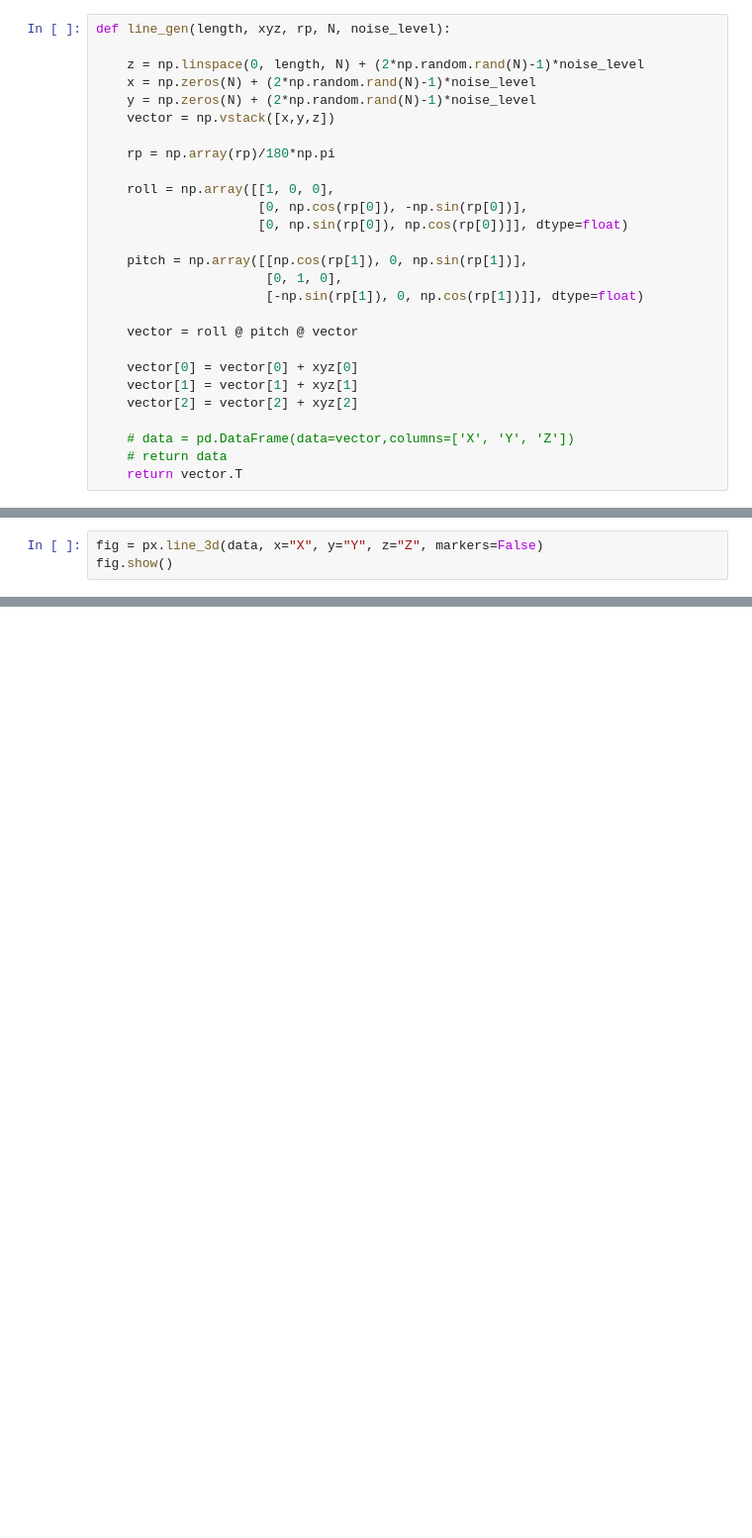
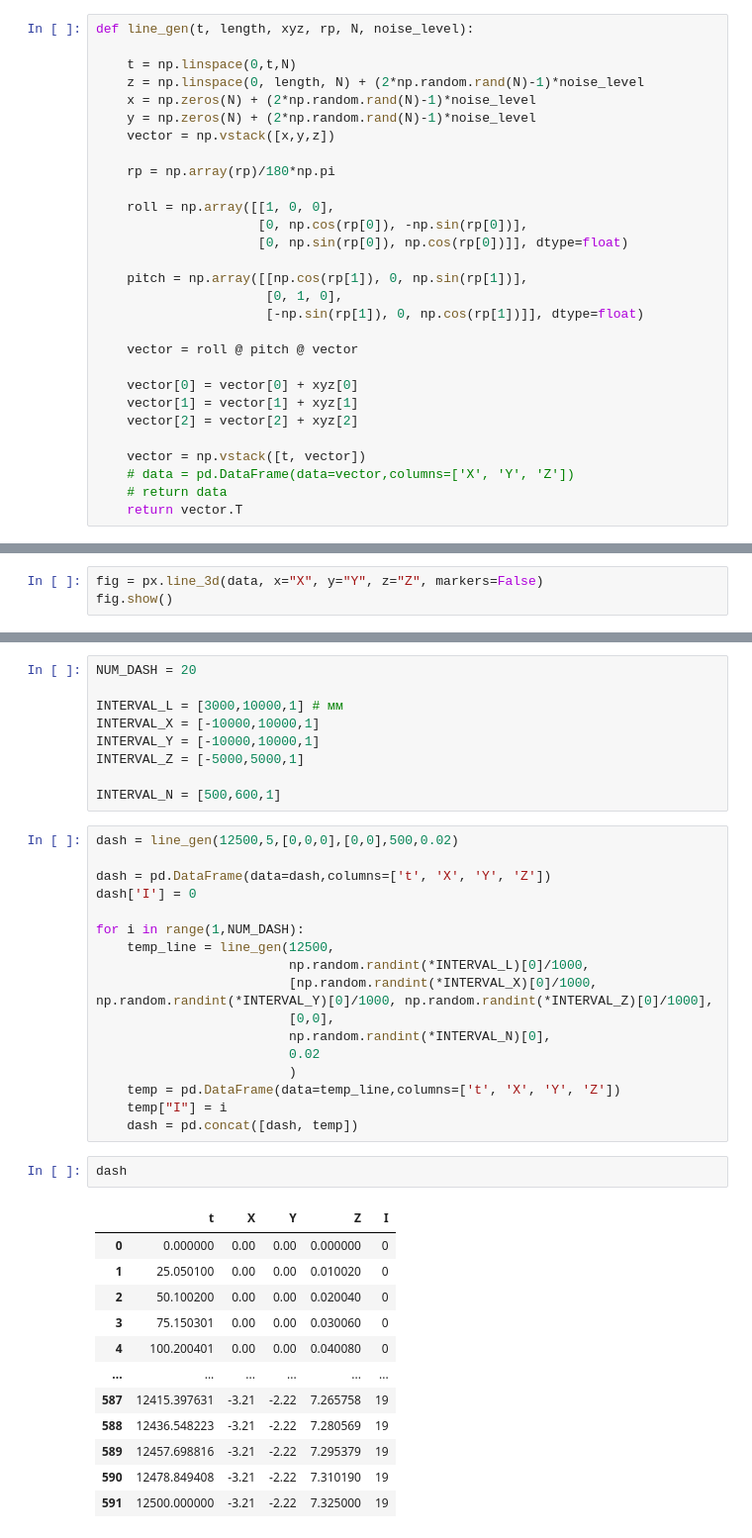
Before and after one commit to Dm1stry/nn_move_predict, a Jupyter notebook: signal_approximation/model_dataset_tests/simple_gen.ipynb, the cells around one changed output, grey strips where cells are left out. Shown at 99% size. Cells and saved outputs as stored; diff of their text form; blank space fills up the shorter version.

```diff
--- a/signal_approximation/model_dataset_tests/simple_gen.ipynb
+++ b/signal_approximation/model_dataset_tests/simple_gen.ipynb
@@ -3,8 +3,9 @@ import numpy as np
 import pandas as pd
 import plotly.express as px
 # %%
-def line_gen(length, xyz, rp, N, noise_level):
+def line_gen(t, length, xyz, rp, N, noise_level):
 
+    t = np.linspace(0,t,N)
     z = np.linspace(0, length, N) + (2*np.random.rand(N)-1)*noise_level
     x = np.zeros(N) + (2*np.random.rand(N)-1)*noise_level
     y = np.zeros(N) + (2*np.random.rand(N)-1)*noise_level
@@ -26,6 +27,7 @@ def line_gen(length, xyz, rp, N, noise_level):
     vector[1] = vector[1] + xyz[1]
     vector[2] = vector[2] + xyz[2]
 
+    vector = np.vstack([t, vector])
     # data = pd.DataFrame(data=vector,columns=['X', 'Y', 'Z'])
     # return data
     return vector.T
@@ -223,0 +287,41 @@ fig.show()
+# %%
+NUM_DASH = 20
+
+INTERVAL_L = [3000,10000,1] # мм
+INTERVAL_X = [-10000,10000,1]
+INTERVAL_Y = [-10000,10000,1]
+INTERVAL_Z = [-5000,5000,1]
+
+INTERVAL_N = [500,600,1]
+# %%
+dash = line_gen(12500,5,[0,0,0],[0,0],500,0.02)
+
+dash = pd.DataFrame(data=dash,columns=['t', 'X', 'Y', 'Z'])
+dash['I'] = 0
+
+for i in range(1,NUM_DASH):
+    temp_line = line_gen(12500,
+                         np.random.randint(*INTERVAL_L)[0]/1000,
+                         [np.random.randint(*INTERVAL_X)[0]/1000, np.random.randint(*INTERVAL_Y)[0]/1000, np.random.randint(*INTERVAL_Z)[0]/1000],
+                         [0,0],
+                         np.random.randint(*INTERVAL_N)[0],
+                         0.02
+                         )
+    temp = pd.DataFrame(data=temp_line,columns=['t', 'X', 'Y', 'Z'])
+    temp["I"] = i
+    dash = pd.concat([dash, temp])
+# %%
+dash
+# %% [output]
+|  | t | X | Y | Z | I |
+| 0 | 0.000000 | 0.00 | 0.00 | 0.000000 | 0 |
+| 1 | 25.050100 | 0.00 | 0.00 | 0.010020 | 0 |
+| 2 | 50.100200 | 0.00 | 0.00 | 0.020040 | 0 |
+| 3 | 75.150301 | 0.00 | 0.00 | 0.030060 | 0 |
+| 4 | 100.200401 | 0.00 | 0.00 | 0.040080 | 0 |
+| ... | ... | ... | ... | ... | ... |
+| 587 | 12415.397631 | -3.21 | -2.22 | 7.265758 | 19 |
+| 588 | 12436.548223 | -3.21 | -2.22 | 7.280569 | 19 |
+| 589 | 12457.698816 | -3.21 | -2.22 | 7.295379 | 19 |
+| 590 | 12478.849408 | -3.21 | -2.22 | 7.310190 | 19 |
+| 591 | 12500.000000 | -3.21 | -2.22 | 7.325000 | 19 |
```
Also changed, not shown: parts of 17 cells of this notebook, 1 other file.
